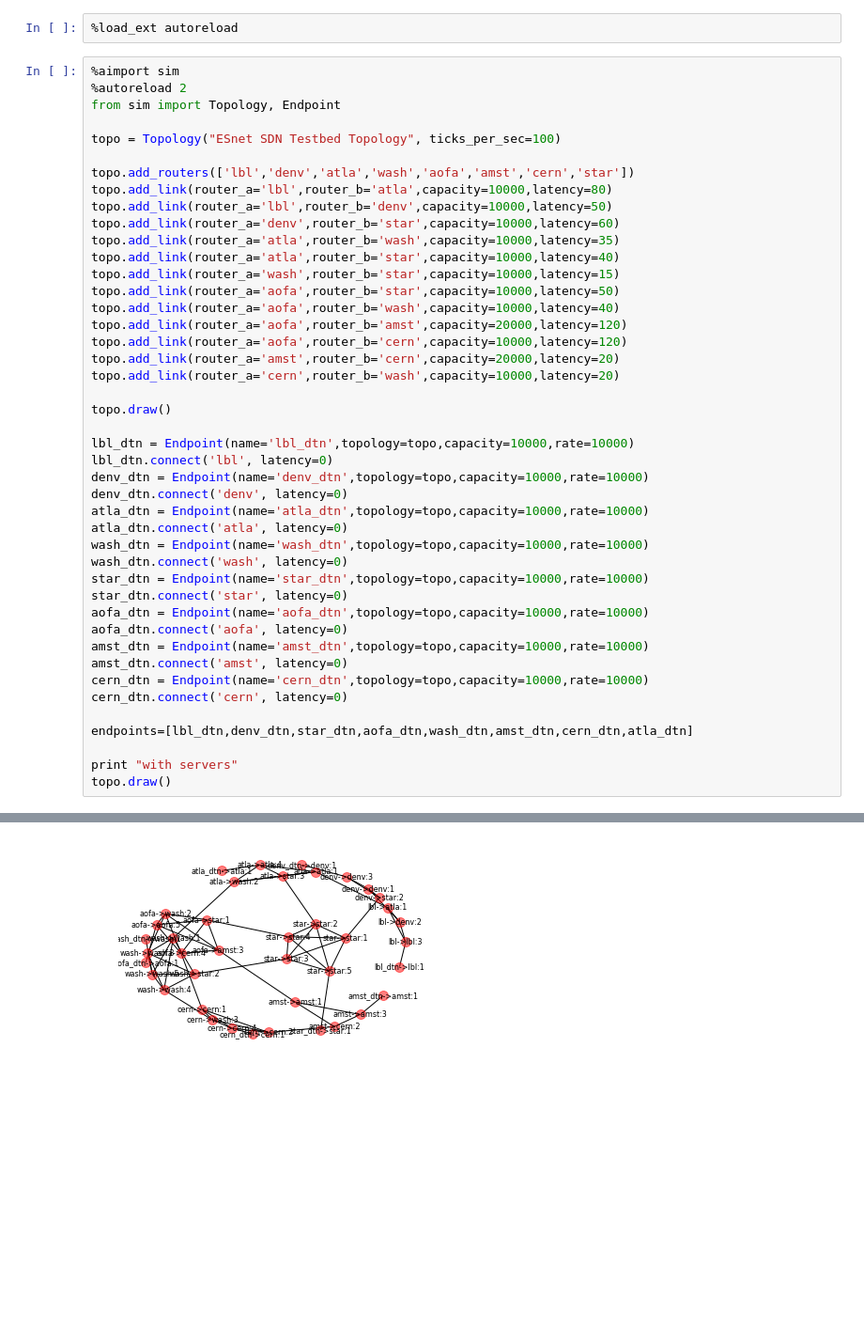
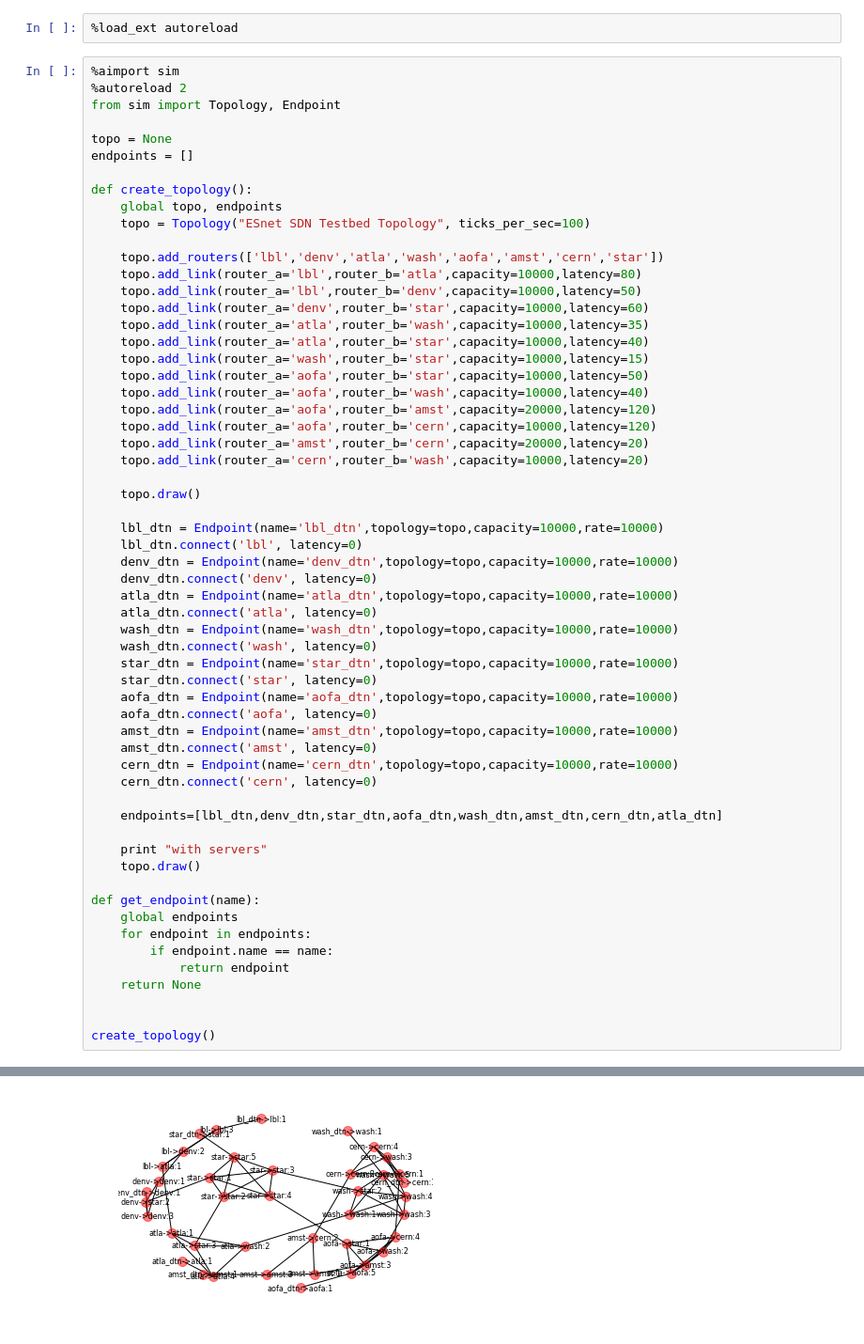
Before and after one commit to esnet/calibers, a Jupyter notebook: simulator/Testbed.ipynb, the cells around one changed output, grey strips where cells are left out. Shown at 94% size. Cells and saved outputs as stored; diff of their text form; blank space fills up the shorter version.

```diff
--- a/simulator/Testbed.ipynb
+++ b/simulator/Testbed.ipynb
@@ -5,43 +5,58 @@
 %autoreload 2
 from sim import Topology, Endpoint
 
-topo = Topology("ESnet SDN Testbed Topology", ticks_per_sec=100)
+topo = None
+endpoints = []
 
-topo.add_routers(['lbl','denv','atla','wash','aofa','amst','cern','star'])
-topo.add_link(router_a='lbl',router_b='atla',capacity=10000,latency=80)
-topo.add_link(router_a='lbl',router_b='denv',capacity=10000,latency=50)
-topo.add_link(router_a='denv',router_b='star',capacity=10000,latency=60)
-topo.add_link(router_a='atla',router_b='wash',capacity=10000,latency=35)
-topo.add_link(router_a='atla',router_b='star',capacity=10000,latency=40)
-topo.add_link(router_a='wash',router_b='star',capacity=10000,latency=15)
-topo.add_link(router_a='aofa',router_b='star',capacity=10000,latency=50)
-topo.add_link(router_a='aofa',router_b='wash',capacity=10000,latency=40)
-topo.add_link(router_a='aofa',router_b='amst',capacity=20000,latency=120)
-topo.add_link(router_a='aofa',router_b='cern',capacity=10000,latency=120)
-topo.add_link(router_a='amst',router_b='cern',capacity=20000,latency=20)
-topo.add_link(router_a='cern',router_b='wash',capacity=10000,latency=20)
+def create_topology():
+    global topo, endpoints
+    topo = Topology("ESnet SDN Testbed Topology", ticks_per_sec=100)
 
-topo.draw()
+    topo.add_routers(['lbl','denv','atla','wash','aofa','amst','cern','star'])
+    topo.add_link(router_a='lbl',router_b='atla',capacity=10000,latency=80)
+    topo.add_link(router_a='lbl',router_b='denv',capacity=10000,latency=50)
+    topo.add_link(router_a='denv',router_b='star',capacity=10000,latency=60)
+    topo.add_link(router_a='atla',router_b='wash',capacity=10000,latency=35)
+    topo.add_link(router_a='atla',router_b='star',capacity=10000,latency=40)
+    topo.add_link(router_a='wash',router_b='star',capacity=10000,latency=15)
+    topo.add_link(router_a='aofa',router_b='star',capacity=10000,latency=50)
+    topo.add_link(router_a='aofa',router_b='wash',capacity=10000,latency=40)
+    topo.add_link(router_a='aofa',router_b='amst',capacity=20000,latency=120)
+    topo.add_link(router_a='aofa',router_b='cern',capacity=10000,latency=120)
+    topo.add_link(router_a='amst',router_b='cern',capacity=20000,latency=20)
+    topo.add_link(router_a='cern',router_b='wash',capacity=10000,latency=20)
 
-lbl_dtn = Endpoint(name='lbl_dtn',topology=topo,capacity=10000,rate=10000)
-lbl_dtn.connect('lbl', latency=0)
-denv_dtn = Endpoint(name='denv_dtn',topology=topo,capacity=10000,rate=10000)
-denv_dtn.connect('denv', latency=0)
-atla_dtn = Endpoint(name='atla_dtn',topology=topo,capacity=10000,rate=10000)
-atla_dtn.connect('atla', latency=0)
-wash_dtn = Endpoint(name='wash_dtn',topology=topo,capacity=10000,rate=10000)
-wash_dtn.connect('wash', latency=0)
-star_dtn = Endpoint(name='star_dtn',topology=topo,capacity=10000,rate=10000)
-star_dtn.connect('star', latency=0)
-aofa_dtn = Endpoint(name='aofa_dtn',topology=topo,capacity=10000,rate=10000)
-aofa_dtn.connect('aofa', latency=0)
-amst_dtn = Endpoint(name='amst_dtn',topology=topo,capacity=10000,rate=10000)
-amst_dtn.connect('amst', latency=0)
-cern_dtn = Endpoint(name='cern_dtn',topology=topo,capacity=10000,rate=10000)
-cern_dtn.connect('cern', latency=0)
+    topo.draw()
 
-endpoints=[lbl_dtn,denv_dtn,star_dtn,aofa_dtn,wash_dtn,amst_dtn,cern_dtn,atla_dtn]
+    lbl_dtn = Endpoint(name='lbl_dtn',topology=topo,capacity=10000,rate=10000)
+    lbl_dtn.connect('lbl', latency=0)
+    denv_dtn = Endpoint(name='denv_dtn',topology=topo,capacity=10000,rate=10000)
+    denv_dtn.connect('denv', latency=0)
+    atla_dtn = Endpoint(name='atla_dtn',topology=topo,capacity=10000,rate=10000)
+    atla_dtn.connect('atla', latency=0)
+    wash_dtn = Endpoint(name='wash_dtn',topology=topo,capacity=10000,rate=10000)
+    wash_dtn.connect('wash', latency=0)
+    star_dtn = Endpoint(name='star_dtn',topology=topo,capacity=10000,rate=10000)
+    star_dtn.connect('star', latency=0)
+    aofa_dtn = Endpoint(name='aofa_dtn',topology=topo,capacity=10000,rate=10000)
+    aofa_dtn.connect('aofa', latency=0)
+    amst_dtn = Endpoint(name='amst_dtn',topology=topo,capacity=10000,rate=10000)
+    amst_dtn.connect('amst', latency=0)
+    cern_dtn = Endpoint(name='cern_dtn',topology=topo,capacity=10000,rate=10000)
+    cern_dtn.connect('cern', latency=0)
 
-print "with servers"
-topo.draw()
+    endpoints=[lbl_dtn,denv_dtn,star_dtn,aofa_dtn,wash_dtn,amst_dtn,cern_dtn,atla_dtn]
+
+    print "with servers"
+    topo.draw()
+
+def get_endpoint(name):
+    global endpoints
+    for endpoint in endpoints:
+        if endpoint.name == name:
+            return endpoint
+    return None
+
+
+create_topology()
 # %% [output]
@@ -49,5 +64,5 @@ topo.draw()
 with servers
-[figure, old version]
+[figure, new version]
 # %%
 from sim import DataTransfer
 import numpy as np
```
Also changed, not shown: parts of 11 cells of this notebook, 2 other files.
